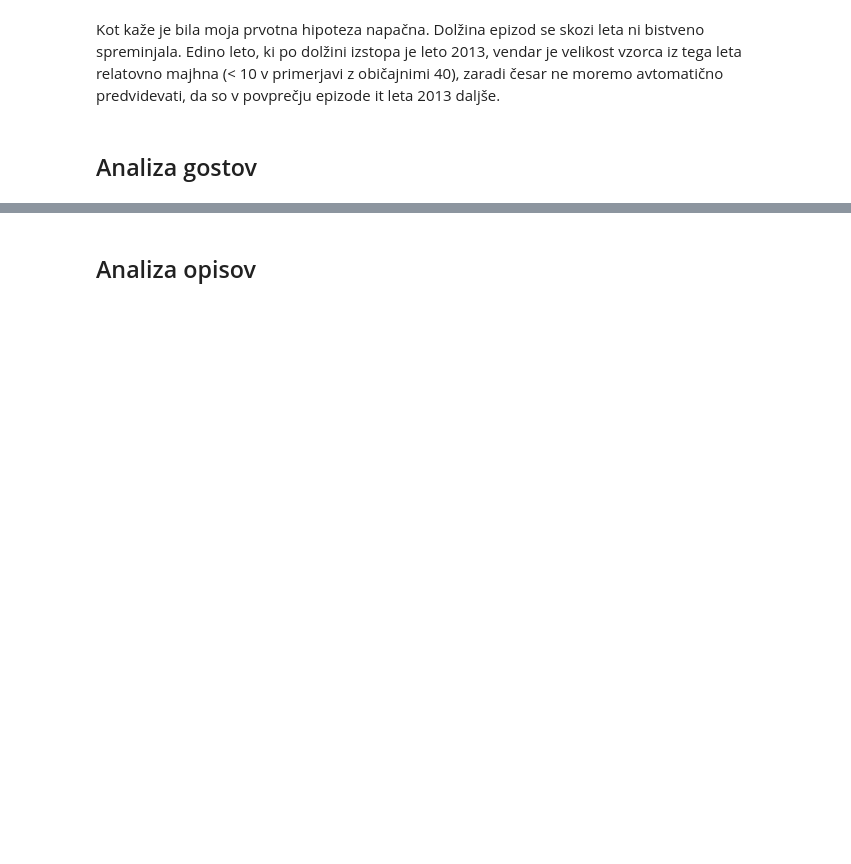
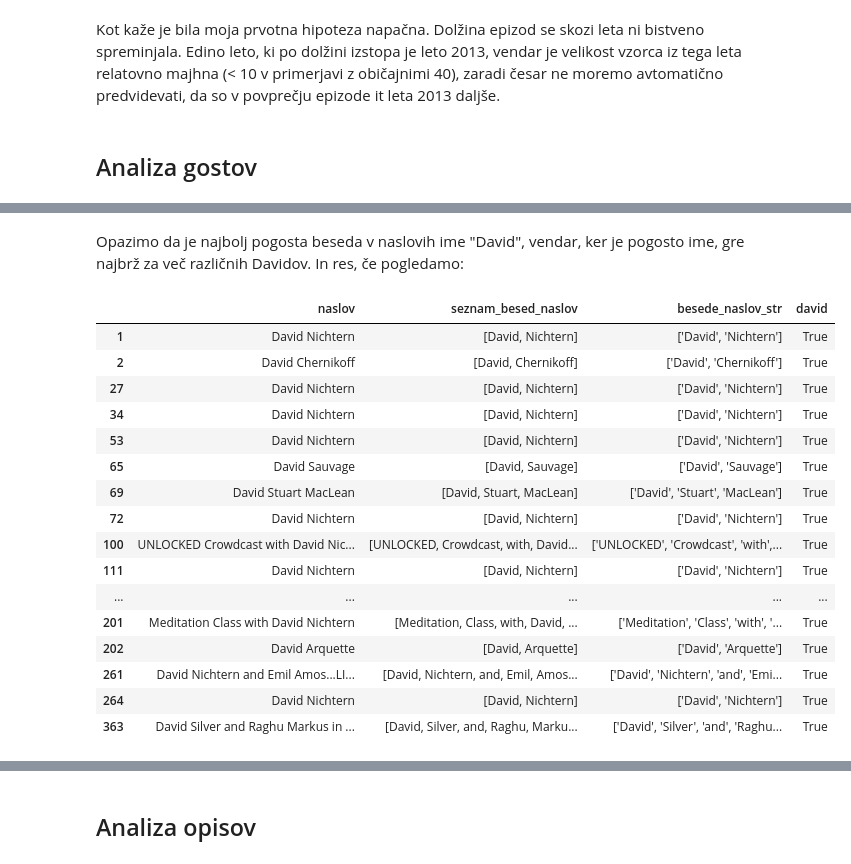
Before and after one commit to lukamarcic/DTFH-analiza-podatkov, a Jupyter notebook: analiza_podatkov.ipynb, the cells around one changed output, grey strips where cells are left out. Saved outputs shown, nothing was run; the diff lists cells and outputs as text; code cells hidden in the pictures; blank space fills up the shorter version.

```diff
--- a/analiza_podatkov.ipynb
+++ b/analiza_podatkov.ipynb
@@ -239,0 +243,4 @@ Kot kaže je bila moja prvotna hipoteza napačna. Dolžina epizod se skozi leta
+# %%
+# Funkcija ki iz nekega stavka vrne seznam besed
+def naredi_seznam_besed(tekst):
+    return tekst.split()
@@ -239,0 +254,5 @@ Kot kaže je bila moja prvotna hipoteza napačna. Dolžina epizod se skozi leta
+# %%
+#Oglejmo si sedaj samo relevantne stolpce
+rezina_podcasti_gostje = (podcasti[['naslov']]).copy()
+rezina_podcasti_gostje['seznam_besed_naslov'] = (podcasti.naslov).apply(naredi_seznam_besed)
+rezina_podcasti_gostje
@@ -239,0 +273,14 @@ Kot kaže je bila moja prvotna hipoteza napačna. Dolžina epizod se skozi leta
+# %%
+# Naredimo tabelo vseh besed v naslovih epizod padajoče glede na ponovitve (gledamo 20 najbolj pogostih)
+seznam_vseh_besed_naslov = []
+
+for seznam in rezina_podcasti_gostje.seznam_besed_naslov:
+    for beseda in seznam:
+        seznam_vseh_besed_naslov.append(beseda)
+
+slovar_besed = prestej_besede(seznam_vseh_besed_naslov)
+
+pomozni_slovar = {'beseda' : slovar_besed.keys(), 'ponovitve' : (slovar_besed.values())}
+
+ponovitve_besed_naslov = pd.DataFrame(pomozni_slovar)
+ponovitve_besed_naslov.sort_values('ponovitve', ascending= False).head(20)
@@ -239,0 +305,27 @@ Kot kaže je bila moja prvotna hipoteza napačna. Dolžina epizod se skozi leta
+# %% [markdown]
+Opazimo da je najbolj pogosta beseda v naslovih ime "David", vendar, ker je pogosto ime, gre najbrž za več različnih Davidov. In res, če pogledamo:
+# %%
+def david_in(seznam):
+    return 'David' in seznam
+
+rezina_podcasti_gostje['besede_naslov_str'] = rezina_podcasti_gostje.seznam_besed_naslov.apply(str)
+rezina_podcasti_gostje['david'] = rezina_podcasti_gostje.besede_naslov_str.apply(david_in)
+rezina_podcasti_gostje[rezina_podcasti_gostje.david == True]
+# %% [output]
+|  | naslov | seznam_besed_naslov | besede_naslov_str | david |
+| 1 | David Nichtern | [David, Nichtern] | ['David', 'Nichtern'] | True |
+| 2 | David Chernikoff | [David, Chernikoff] | ['David', 'Chernikoff'] | True |
+| 27 | David Nichtern | [David, Nichtern] | ['David', 'Nichtern'] | True |
+| 34 | David Nichtern | [David, Nichtern] | ['David', 'Nichtern'] | True |
+| 53 | David Nichtern | [David, Nichtern] | ['David', 'Nichtern'] | True |
+| 65 | David Sauvage | [David, Sauvage] | ['David', 'Sauvage'] | True |
+| 69 | David Stuart MacLean | [David, Stuart, MacLean] | ['David', 'Stuart', 'MacLean'] | True |
+| 72 | David Nichtern | [David, Nichtern] | ['David', 'Nichtern'] | True |
+| 100 | UNLOCKED Crowdcast with David Nic... | [UNLOCKED, Crowdcast, with, David... | ['UNLOCKED', 'Crowdcast', 'with',... | True |
+| 111 | David Nichtern | [David, Nichtern] | ['David', 'Nichtern'] | True |
+| ... | ... | ... | ... | ... |
+| 201 | Meditation Class with David Nichtern | [Meditation, Class, with, David, ... | ['Meditation', 'Class', 'with', '... | True |
+| 202 | David Arquette | [David, Arquette] | ['David', 'Arquette'] | True |
+| 261 | David Nichtern and Emil Amos...LI... | [David, Nichtern, and, Emil, Amos... | ['David', 'Nichtern', 'and', 'Emi... | True |
+| 264 | David Nichtern | [David, Nichtern] | ['David', 'Nichtern'] | True |
+| 363 | David Silver and Raghu Markus in ... | [David, Silver, and, Raghu, Marku... | ['David', 'Silver', 'and', 'Raghu... | True |
```
Also changed, not shown: parts of 10 cells of this notebook.
